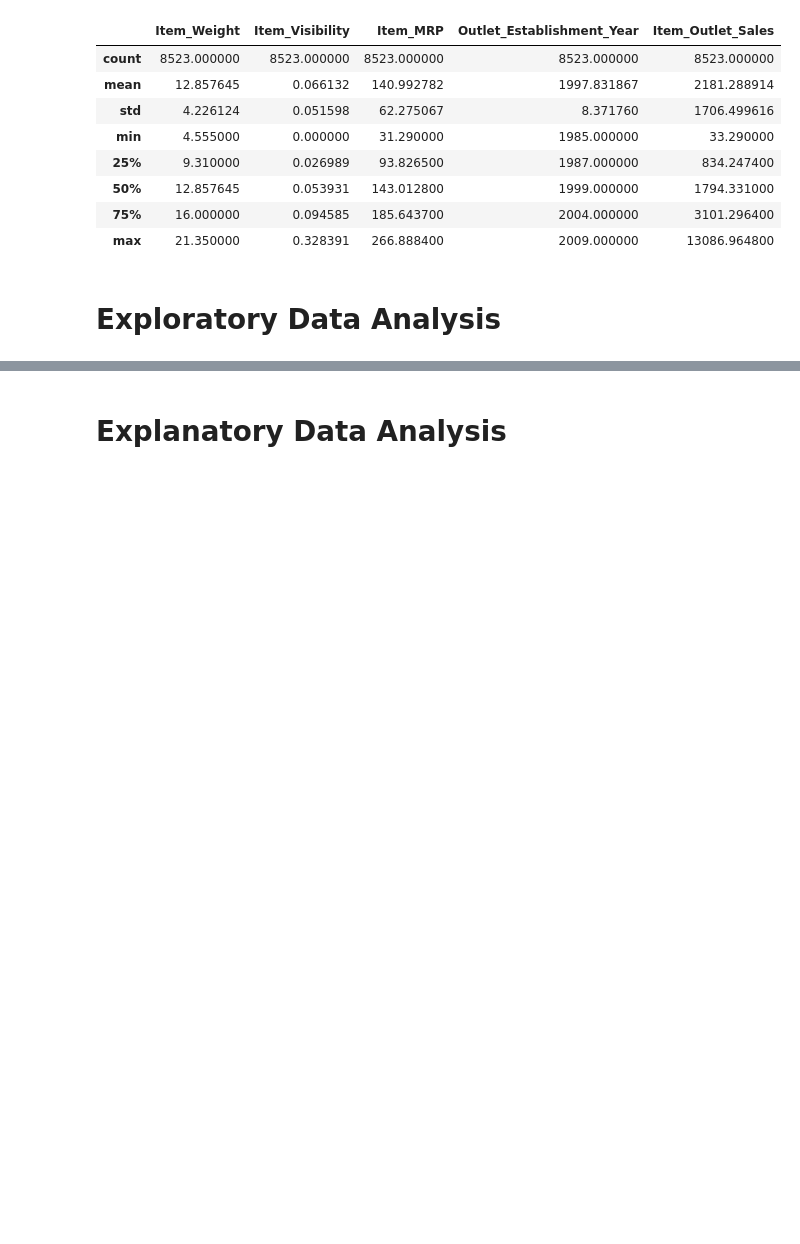
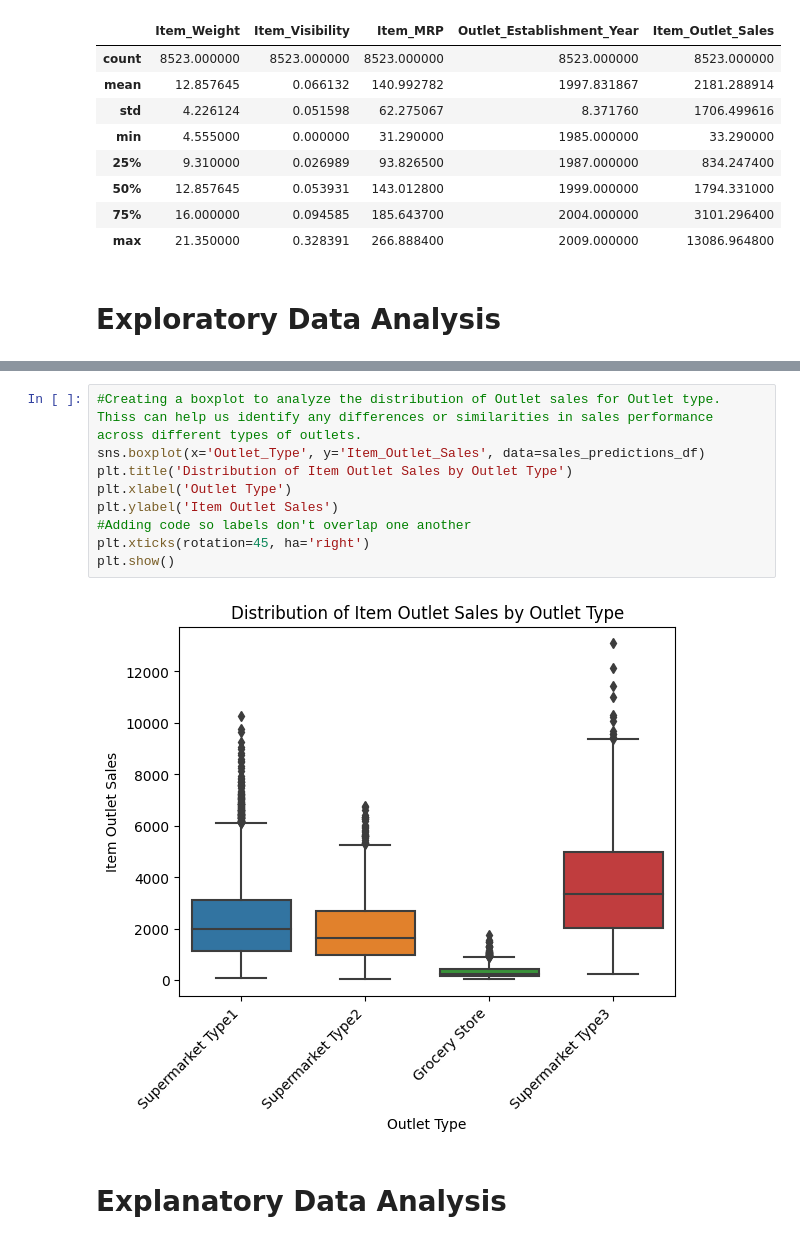
Before and after one commit to Noctua28/Prediction-of-Product-Sales, a Jupyter notebook: Prediction_of_Product_Sales.ipynb, the cells around one changed output, grey strips where cells are left out. Cells and saved outputs as stored; diff of their text form; blank space fills up the shorter version.

```diff
--- a/Prediction_of_Product_Sales.ipynb
+++ b/Prediction_of_Product_Sales.ipynb
@@ -176,2 +206,13 @@ sales_predictions_df[numerical_cols].describe()
+# %%
+#Creating a boxplot to analyze the distribution of Outlet sales for Outlet type. Thiss can help us identify any differences or similarities in sales performance across different types of outlets.
+sns.boxplot(x='Outlet_Type', y='Item_Outlet_Sales', data=sales_predictions_df)
+plt.title('Distribution of Item Outlet Sales by Outlet Type')
+plt.xlabel('Outlet Type')
+plt.ylabel('Item Outlet Sales')
+#Adding code so labels don't overlap one another
+plt.xticks(rotation=45, ha='right')
+plt.show()
+# %% [output]
+[figure, added]
 # %% [markdown]
 # Explanatory Data Analysis
```
Also changed, not shown: parts of 4 cells of this notebook.
